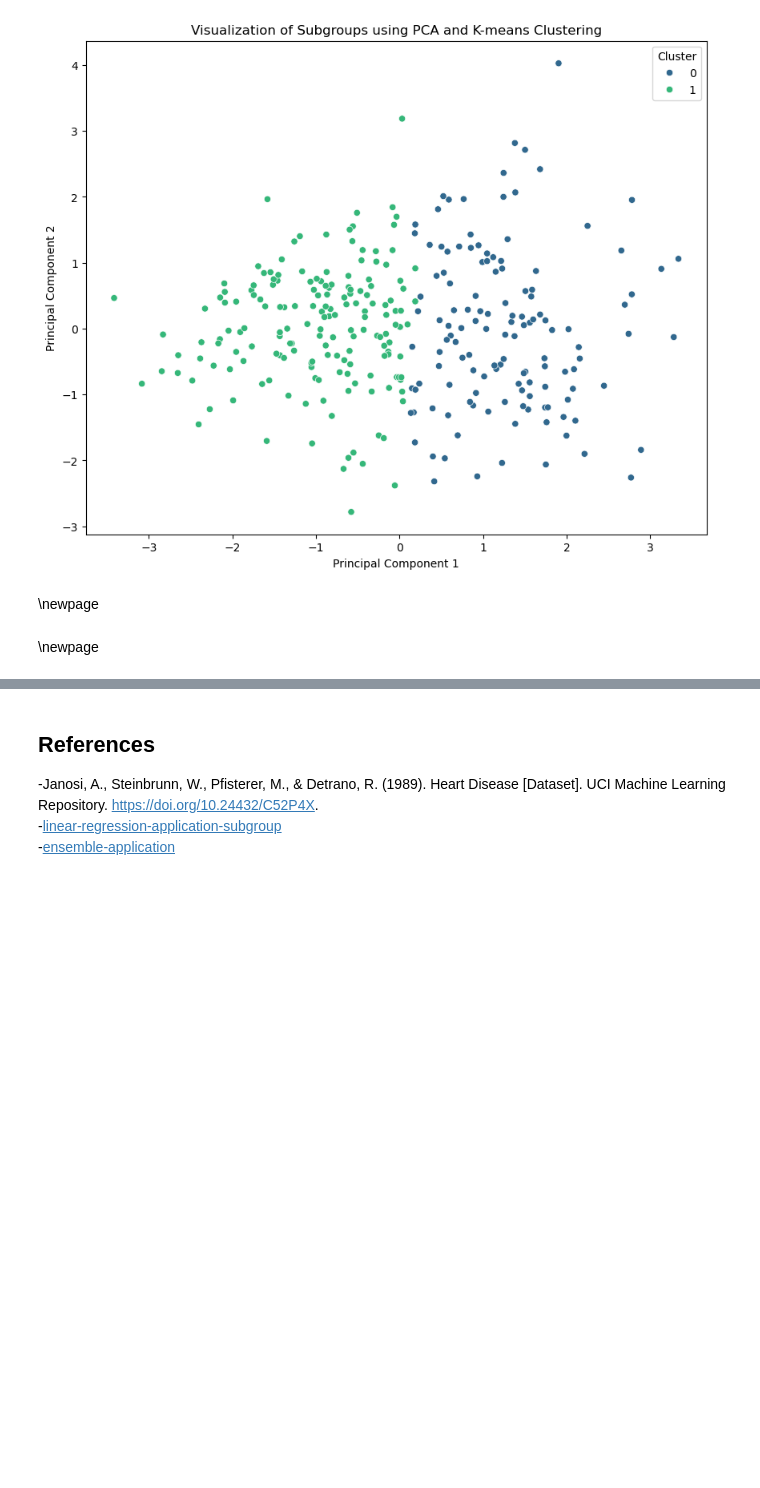
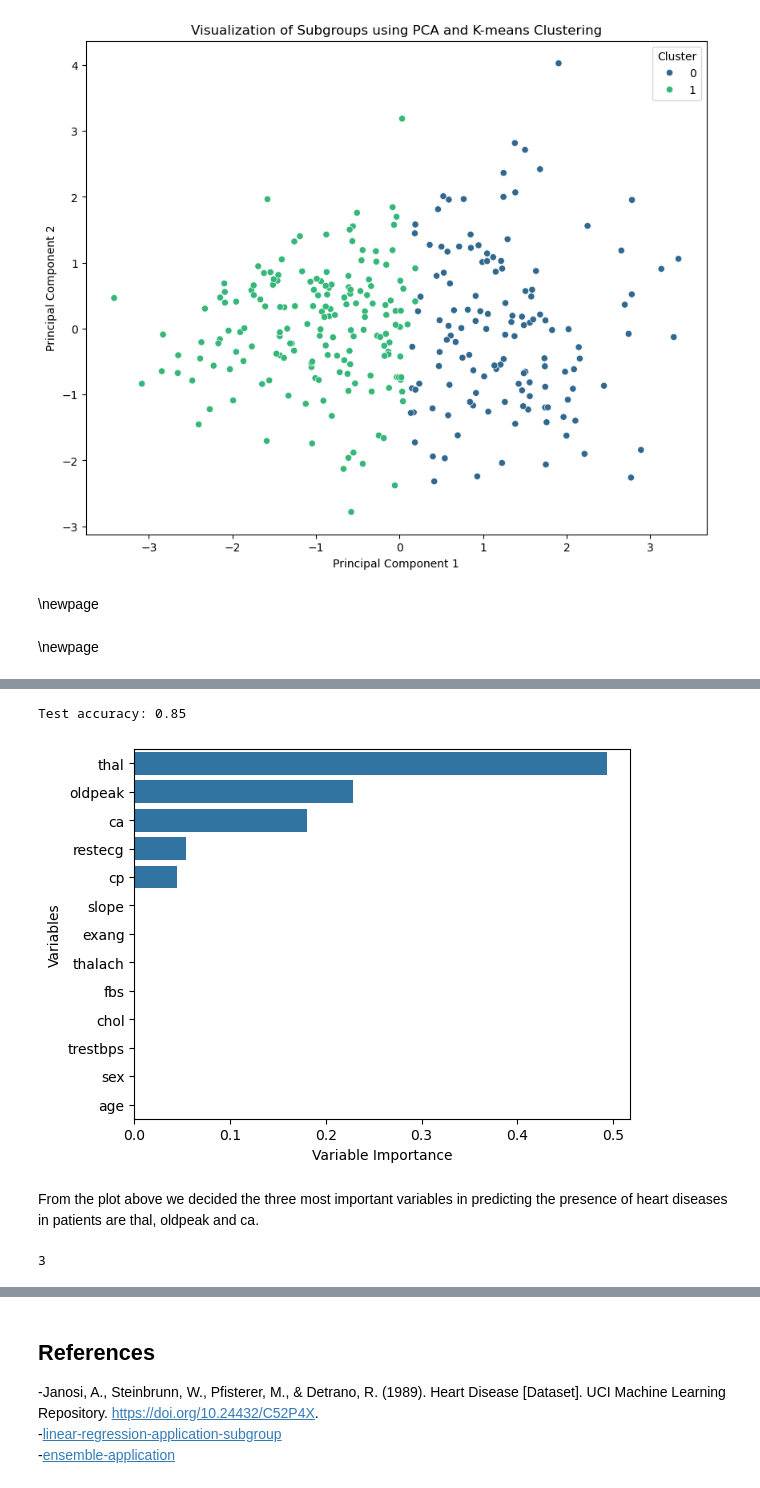
Before and after one commit to zeelp7/Stats3da3_assign6, a Jupyter notebook: Assignment6.ipynb, the cells around one changed output, grey strips where cells are left out. Cells and saved outputs as stored; diff of their text form; code cells hidden in the pictures; blank space fills up the shorter version.

```diff
--- a/Assignment6.ipynb
+++ b/Assignment6.ipynb
@@ -267,0 +365,48 @@ random_state=1,
+# %%
+rf_best = RandomForestClassifier(
+    n_estimators=200,
+    max_features=3,
+    random_state=1
+)
+
+# Train on full training set
+rf_best.fit(X_train, y_train)
+
+# Evaluate on test set
+test_accuracy_rf = rf_best.score(X_test, y_test)
+print("Test accuracy:", round(test_accuracy_rf, 2))
+# %% [output]
+Test accuracy: 0.85
+# %%
+(12)
+# We chose the Decision Tree classifier
+fea_imp = dt_best.feature_importances_
+sorted_indices = fea_imp.argsort()[::-1]
+sorted_feature_names = X_train.columns[sorted_indices]
+sorted_importances = fea_imp[sorted_indices]
+sns.barplot(x = sorted_importances, y = sorted_feature_names)
+plt.xlabel('Variable Importance')
+plt.ylabel('Variables')
+plt.show()
+# %% [output]
+[figure, added]
+# %% [markdown]
+From the plot above we decided the three most important variables in predicting the presence of heart diseases in patients are thal, oldpeak and ca.
+# %%
+# Train this third classifier on the training set and identify optimal tuning parameters
+top_k = 3
+top_k_features = sorted_feature_names[:top_k]
+X_train_topk = X_train[top_k_features]
+X_test_topk = X_test[top_k_features]
+depth_range = range(1, 20)
+cv_scores_topk = []
+
+for k in depth_range:
+    dt = DecisionTreeClassifier(max_depth=k, random_state=1)
+    scores = cross_val_score(dt, X_train_topk, y_train, cv=5, scoring='accuracy')
+    cv_scores_topk.append(scores.mean())
+
+best_depth = depth_range[np.argmax(cv_scores_topk)]
+print(best_depth)
+# %% [output]
+3
```
Also changed, not shown: parts of 26 cells of this notebook.
